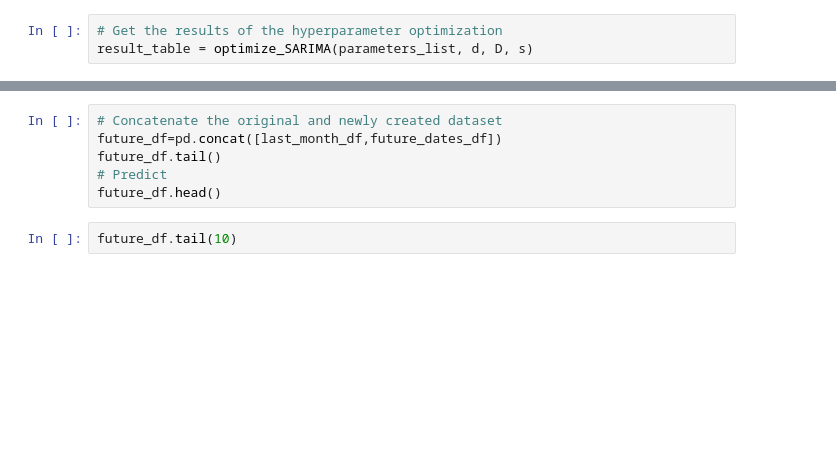
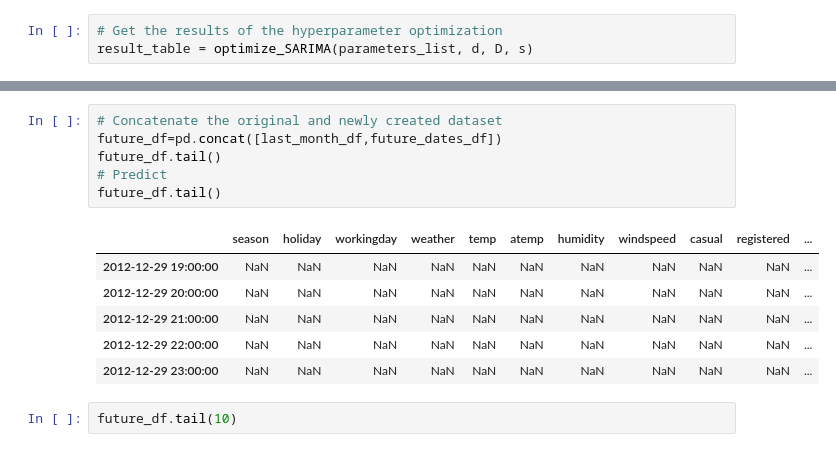
Before and after one commit to psotoarenas/iot-lab-session, a Jupyter notebook: time_series/time_series_SARIMA.ipynb, the cells around one changed output, grey strips where cells are left out. Saved outputs shown, nothing was run; the diff lists cells and outputs as text; blank space fills up the shorter version.

```diff
--- a/time_series/time_series_SARIMA.ipynb
+++ b/time_series/time_series_SARIMA.ipynb
@@ -306,9 +394,16 @@ future_dates_df.tail()
 # %%
 # Concatenate the original and newly created dataset
 future_df=pd.concat([last_month_df,future_dates_df])
 future_df.tail()
 # Predict
-future_df.head()
+future_df.tail()
+# %% [output]
+|  | season | holiday | workingday | weather | temp | atemp | humidity | windspeed | casual | registered | ... |
+| 2012-12-29 19:00:00 | NaN | NaN | NaN | NaN | NaN | NaN | NaN | NaN | NaN | NaN | ... |
+| 2012-12-29 20:00:00 | NaN | NaN | NaN | NaN | NaN | NaN | NaN | NaN | NaN | NaN | ... |
+| 2012-12-29 21:00:00 | NaN | NaN | NaN | NaN | NaN | NaN | NaN | NaN | NaN | NaN | ... |
+| 2012-12-29 22:00:00 | NaN | NaN | NaN | NaN | NaN | NaN | NaN | NaN | NaN | NaN | ... |
+| 2012-12-29 23:00:00 | NaN | NaN | NaN | NaN | NaN | NaN | NaN | NaN | NaN | NaN | ... |
 # %%
 future_df.tail(10)
 # %%
```
Also changed, not shown: parts of 14 cells of this notebook, 1 other file.
